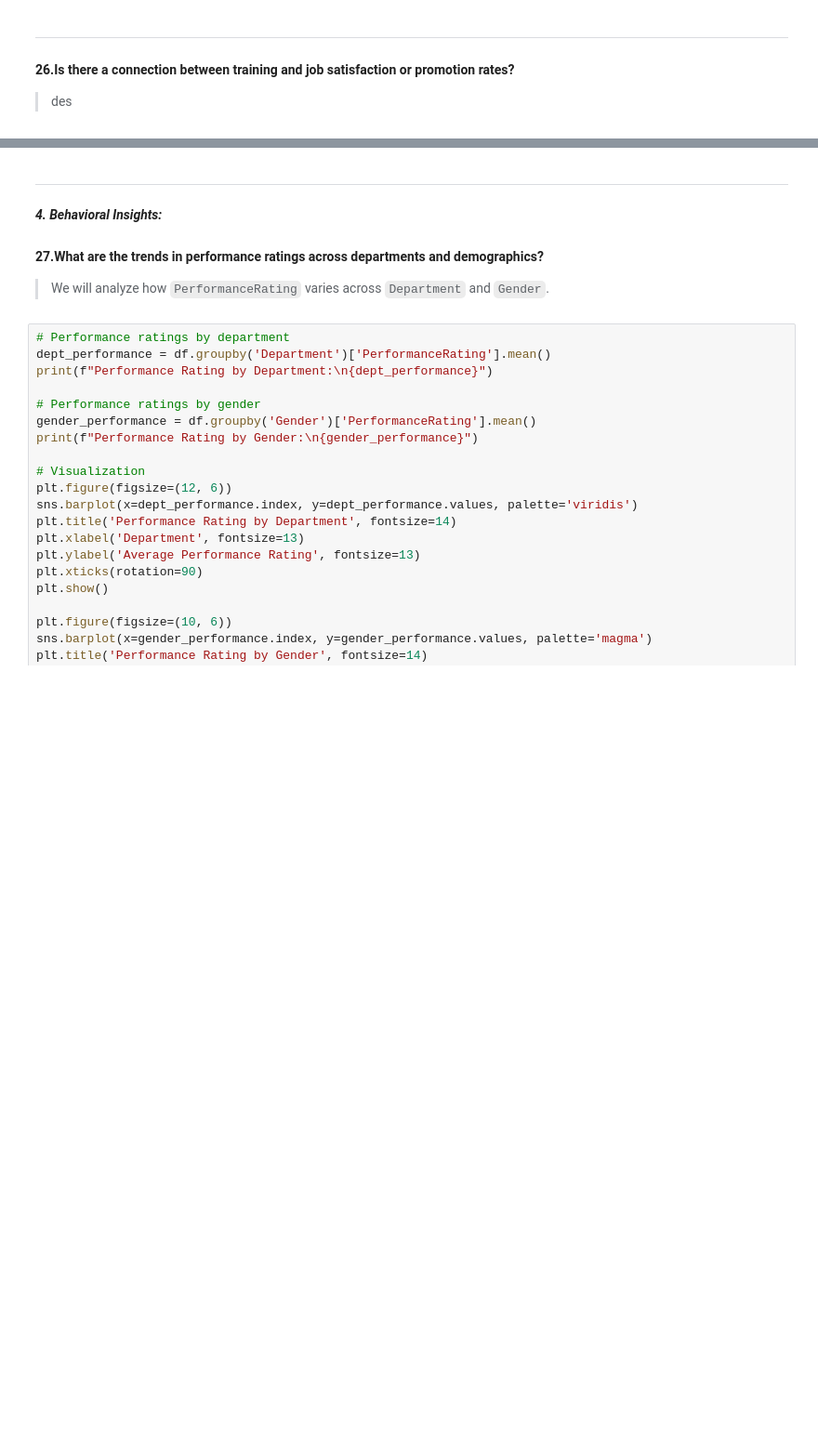
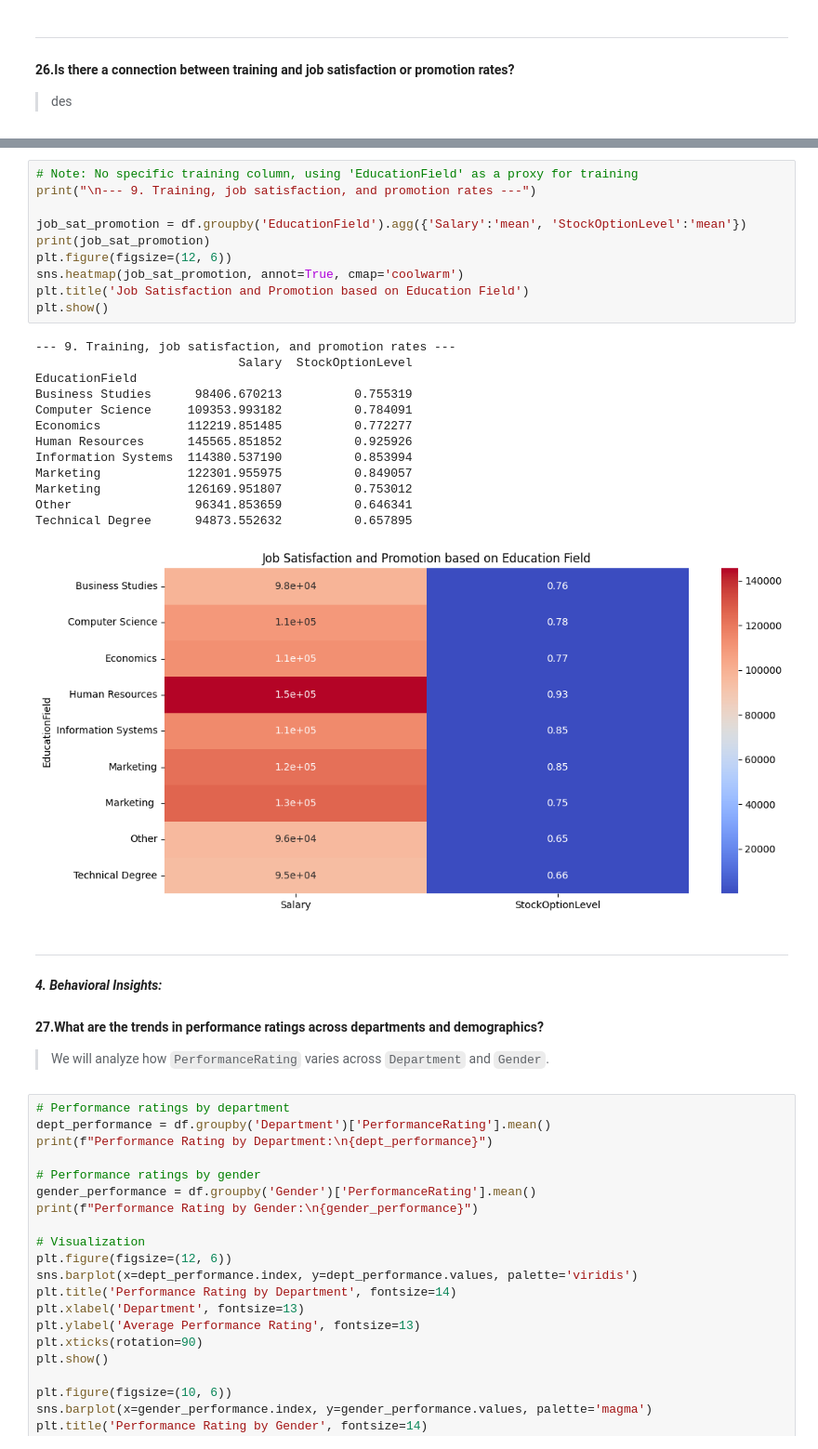
Before and after one commit to 0PeterAdel/Data-Dyanamos, a Jupyter notebook: Project-Operations/06.Data-Analysis/analysis.ipynb, the cells around one changed output, grey strips where cells are left out. Shown at 93% size. Drawn from its saved outputs; the diff is of its cells as text; blank space fills up the shorter version.

```diff
--- a/Project-Operations/06.Data-Analysis/analysis.ipynb
+++ b/Project-Operations/06.Data-Analysis/analysis.ipynb
@@ -243,3 +264,27 @@ OverTime
+# %%
+# Note: No specific training column, using 'EducationField' as a proxy for training
+print("\n--- 9. Training, job satisfaction, and promotion rates ---")
+
+job_sat_promotion = df.groupby('EducationField').agg({'Salary':'mean', 'StockOptionLevel':'mean'})
+print(job_sat_promotion)
+plt.figure(figsize=(12, 6))
+sns.heatmap(job_sat_promotion, annot=True, cmap='coolwarm')
+plt.title('Job Satisfaction and Promotion based on Education Field')
+plt.show()
+# %% [output]
+--- 9. Training, job satisfaction, and promotion rates ---
+                            Salary  StockOptionLevel
+EducationField
+Business Studies      98406.670213          0.755319
+Computer Science     109353.993182          0.784091
+Economics            112219.851485          0.772277
+Human Resources      145565.851852          0.925926
+Information Systems  114380.537190          0.853994
+Marketing            122301.955975          0.849057
+Marketing            126169.951807          0.753012
+Other                 96341.853659          0.646341
+Technical Degree      94873.552632          0.657895
+[figure, added]
 # %% [markdown]
 ---
 **_4. Behavioral Insights:_**
```
Also changed, not shown: parts of 3 cells of this notebook.
